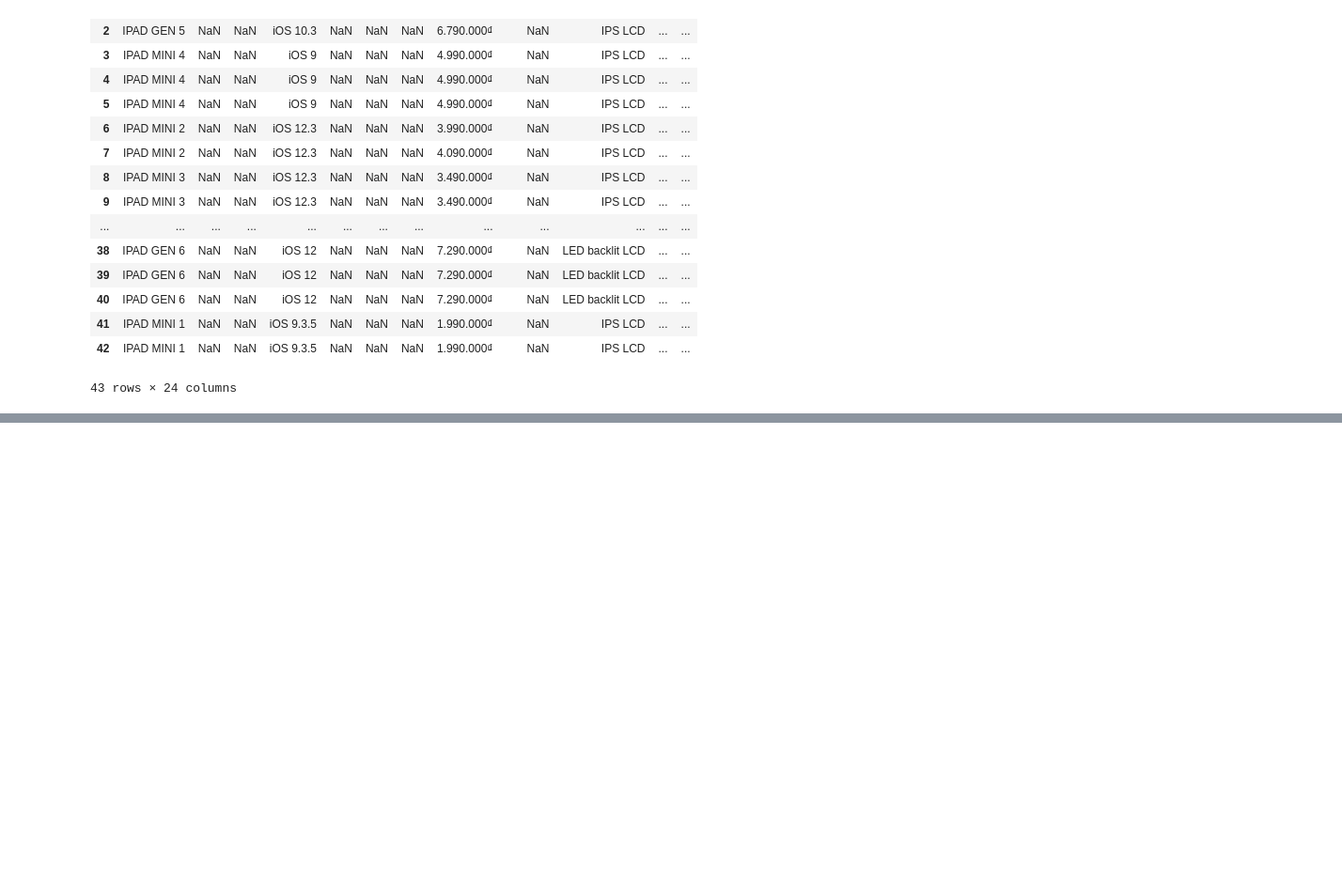
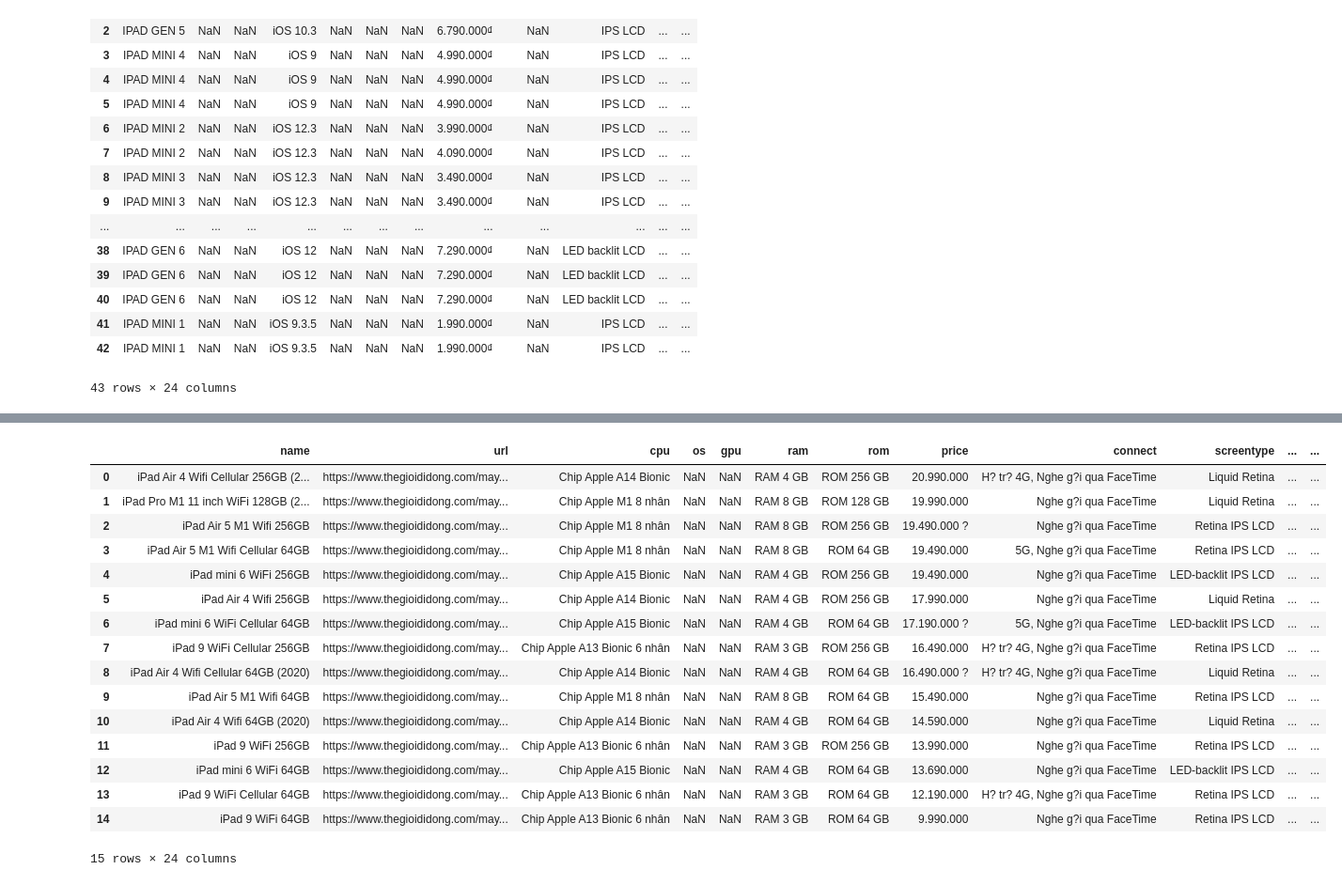
Before and after one commit to Thang-ND/Data-Integration-20212, a Jupyter notebook: SchemaMatching/schema_matching3.ipynb, the cells around one changed output, grey strips where cells are left out. Shown at 94% size. Cells and saved outputs as stored; diff of their text form; code cells hidden in the pictures; blank space fills up the shorter version.

Commit message:
update shema matching

```diff
--- a/SchemaMatching/schema_matching3.ipynb
+++ b/SchemaMatching/schema_matching3.ipynb
@@ -317,0 +329,5 @@ data.to_json("./IntegratedData/data9.json")
+# %%
+matchingSystem = SchemaMatchingSystem()
+columns = list(df.columns)
+res = matchingSystem.schema_matching(cols=columns)
+res
@@ -317,0 +367,6 @@ data.to_json("./IntegratedData/data9.json")
+# %%
+target_shema = matchingSystem.getTargetSchema()
+matched_col, source_col = matchedCol(res)
+df_tmp = df[source_col].rename(columns=res)
+data = pd.DataFrame(columns=target_shema)
+data[matched_col] = df_tmp[matched_col]
@@ -317,0 +395,3 @@ data.to_json("./IntegratedData/data9.json")
+# %%
+df = pd.read_json("../PreprocessingData/Dataprocess/iphone/thgioididong-ipad.json")
+df.head(5)
@@ -317,0 +405,5 @@ data.to_json("./IntegratedData/data9.json")
+# %%
+df2 = df.rename(columns={"Ch?t lu?ng màn hình": "Kiểu màn hình", "K?t n?i": "connect"})
+columns = list(df2.columns)
+res = matchingSystem.schema_matching(cols=columns)
+res
@@ -317,0 +431,24 @@ data.to_json("./IntegratedData/data9.json")
+# %%
+matched_col, source_col = matchedCol(res)
+data = pd.DataFrame(columns=target_shema)
+df_tmp = df2[source_col].rename(columns=res)
+data[matched_col] = df_tmp[matched_col]
+data
+# %% [output]
+|  | name | url | cpu | os | gpu | ram | rom | price | connect | screentype | ... | ... |
+| 0 | iPad Air 4 Wifi Cellular 256GB (2... | https://www.thegioididong.com/may... | Chip Apple A14 Bionic | NaN | NaN | RAM 4 GB | ROM 256 GB | 20.990.000 | H? tr? 4G, Nghe g?i qua FaceTime | Liquid Retina | ... | ... |
+| 1 | iPad Pro M1 11 inch WiFi 128GB (2... | https://www.thegioididong.com/may... | Chip Apple M1 8 nhân | NaN | NaN | RAM 8 GB | ROM 128 GB | 19.990.000 | Nghe g?i qua FaceTime | Liquid Retina | ... | ... |
+| 2 | iPad Air 5 M1 Wifi 256GB | https://www.thegioididong.com/may... | Chip Apple M1 8 nhân | NaN | NaN | RAM 8 GB | ROM 256 GB | 19.490.000 ? | Nghe g?i qua FaceTime | Retina IPS LCD | ... | ... |
+| 3 | iPad Air 5 M1 Wifi Cellular 64GB | https://www.thegioididong.com/may... | Chip Apple M1 8 nhân | NaN | NaN | RAM 8 GB | ROM 64 GB | 19.490.000 | 5G, Nghe g?i qua FaceTime | Retina IPS LCD | ... | ... |
+| 4 | iPad mini 6 WiFi 256GB | https://www.thegioididong.com/may... | Chip Apple A15 Bionic | NaN | NaN | RAM 4 GB | ROM 256 GB | 19.490.000 | Nghe g?i qua FaceTime | LED-backlit IPS LCD | ... | ... |
+| 5 | iPad Air 4 Wifi 256GB | https://www.thegioididong.com/may... | Chip Apple A14 Bionic | NaN | NaN | RAM 4 GB | ROM 256 GB | 17.990.000 | Nghe g?i qua FaceTime | Liquid Retina | ... | ... |
+| 6 | iPad mini 6 WiFi Cellular 64GB | https://www.thegioididong.com/may... | Chip Apple A15 Bionic | NaN | NaN | RAM 4 GB | ROM 64 GB | 17.190.000 ? | 5G, Nghe g?i qua FaceTime | LED-backlit IPS LCD | ... | ... |
+| 7 | iPad 9 WiFi Cellular 256GB | https://www.thegioididong.com/may... | Chip Apple A13 Bionic 6 nhân | NaN | NaN | RAM 3 GB | ROM 256 GB | 16.490.000 | H? tr? 4G, Nghe g?i qua FaceTime | Retina IPS LCD | ... | ... |
+| 8 | iPad Air 4 Wifi Cellular 64GB (2020) | https://www.thegioididong.com/may... | Chip Apple A14 Bionic | NaN | NaN | RAM 4 GB | ROM 64 GB | 16.490.000 ? | H? tr? 4G, Nghe g?i qua FaceTime | Liquid Retina | ... | ... |
+| 9 | iPad Air 5 M1 Wifi 64GB | https://www.thegioididong.com/may... | Chip Apple M1 8 nhân | NaN | NaN | RAM 8 GB | ROM 64 GB | 15.490.000 | Nghe g?i qua FaceTime | Retina IPS LCD | ... | ... |
+| 10 | iPad Air 4 Wifi 64GB (2020) | https://www.thegioididong.com/may... | Chip Apple A14 Bionic | NaN | NaN | RAM 4 GB | ROM 64 GB | 14.590.000 | Nghe g?i qua FaceTime | Liquid Retina | ... | ... |
+| 11 | iPad 9 WiFi 256GB | https://www.thegioididong.com/may... | Chip Apple A13 Bionic 6 nhân | NaN | NaN | RAM 3 GB | ROM 256 GB | 13.990.000 | Nghe g?i qua FaceTime | Retina IPS LCD | ... | ... |
+| 12 | iPad mini 6 WiFi 64GB | https://www.thegioididong.com/may... | Chip Apple A15 Bionic | NaN | NaN | RAM 4 GB | ROM 64 GB | 13.690.000 | Nghe g?i qua FaceTime | LED-backlit IPS LCD | ... | ... |
+| 13 | iPad 9 WiFi Cellular 64GB | https://www.thegioididong.com/may... | Chip Apple A13 Bionic 6 nhân | NaN | NaN | RAM 3 GB | ROM 64 GB | 12.190.000 | H? tr? 4G, Nghe g?i qua FaceTime | Retina IPS LCD | ... | ... |
+| 14 | iPad 9 WiFi 64GB | https://www.thegioididong.com/may... | Chip Apple A13 Bionic 6 nhân | NaN | NaN | RAM 3 GB | ROM 64 GB | 9.990.000 | Nghe g?i qua FaceTime | Retina IPS LCD | ... | ... |
+15 rows × 24 columns
```
Also changed, not shown: parts of 7 cells of this notebook, 5 other files.
